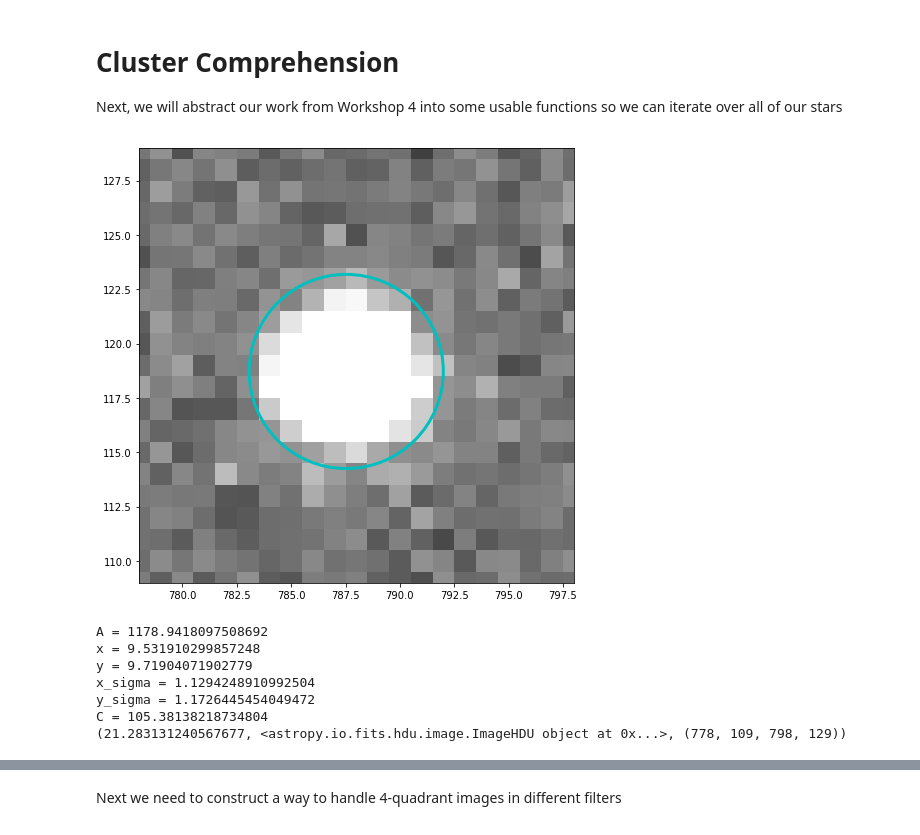
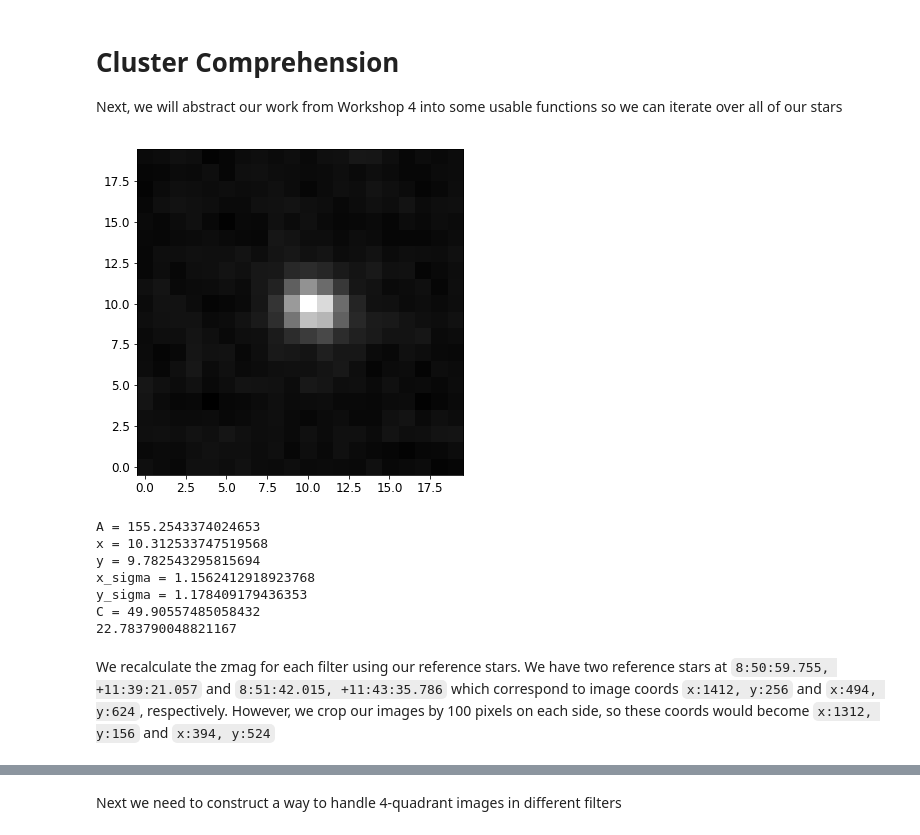
Before and after one commit to thyme4soup/A100HRDiagrams, a Jupyter notebook: HR Diagram Derivation.ipynb, the cells around one changed output, grey strips where cells are left out. Cells and saved outputs as stored; diff of their text form; code cells hidden in the pictures.

```diff
--- a/HR Diagram Derivation.ipynb
+++ b/HR Diagram Derivation.ipynb
@@ -114,10 +153,16 @@ We can do a test on one of our stars now:
 rect = rects[31]
 
 # Crop the Array
-cropped_data = scidata[rect[1]:rect[3],rect[0]:rect[2]]
+cropped_data1 = img1[rect[1]:rect[3],rect[0]:rect[2]]
+cropped_data2 = img2[rect[1]:rect[3],rect[0]:rect[2]]
 
 # Plot the Data
 plt.figure(figsize=(6,6))
-plt.imshow(cropped_data, vmin=median-6.0*std, vmax=median+6.0*std, cmap='gray', origin='lower')
+plt.imshow(cropped_data1, cmap='gray', origin='lower')
 plt.show()
+
+# Plot the Data
+plt.figure(figsize=(6,6))
+plt.imshow(cropped_data2, cmap='gray', origin='lower')
+plt.show()
 # %% [output]
@@ -174,7 +220,7 @@ aperture = CircularAperture(position, r=aperture_size)
 
 # Plot the aperture
 plt.figure(figsize=(8,8))
-plt.imshow(scidata, vmin=median_model-6.0*std, vmax=median_model+6.0*std, cmap='gray', interpolation='none')
+plt.imshow(img, vmin=median_model-6.0*std, vmax=median_model+6.0*std, cmap='gray', interpolation='none')
 aperture.plot(color='c', lw=3)
 
 #zoom in on region where star is
@@ -182,6 +228,6 @@ plt.xlim(rect[0],rect[2])
 plt.ylim(rect[1],rect[3])
 plt.show()
 
-result = aperture_photometry(scidata, aperture)
+result = aperture_photometry(img, aperture)
 print(result)
 # %% [output]
@@ -229,9 +275,9 @@ Extracts a magnitude, but may return None if the star is determined to be oversa
 Additionally, we may detect if our aperture incorrectly contains more than 1 star/source.
 '''
 
-def get_mag(img, rect, zmag=30, graph=False):
-    scidata = img.data
-    cropped_data = scidata[rect[1]:rect[3],rect[0]:rect[2]]
+def get_mag(img, pos, zmag=30, graph=False):
+    rect = get_rect(pos[0], pos[1])
+    cropped_data = img[rect[1]:rect[3],rect[0]:rect[2]]
 
     # Construct the Model
     starmodel = models.Gaussian2D(amplitude=10000.0, x_mean=10.0, y_mean=10.0, x_stddev=1.0, y_stddev=1.0)
@@ -263,50 +309,48 @@ def get_mag(img, rect, zmag=30, graph=False):
         aperture = CircularAperture(position, r=aperture_size)
 
         if graph:
             # Plot the aperture
-            plt.figure(figsize=(8,8))
-            plt.imshow(scidata, vmin=median_model-6.0*std, vmax=median_model+6.0*std, cmap='gray', interpolation='none')
-            aperture.plot(color='c', lw=3)
-
-            #zoom in on region where star is
-            plt.xlim(rect[0],rect[2])
-            plt.ylim(rect[1],rect[3])
+            plt.figure(figsize=(6,6))
+            plt.imshow(cropped_data, cmap='gray', origin='lower')
             plt.show()
-
             print("A = "       + str(bestfit.amplitude_0.value))
             print("x = "       + str(bestfit.x_mean_0.value   ))
             print("y = "       + str(bestfit.y_mean_0.value   ))
             print("x_sigma = " + str(bestfit.x_stddev_0.value ))
             print("y_sigma = " + str(bestfit.y_stddev_0.value ))
             print("C = "       + str(bestfit.amplitude_1.value))
 
         if bestfit.x_stddev_0.value <= 0.1 or bestfit.y_stddev_0.value <= 0.1:
             raise Exception('Anomalous Gaussian!')
         elif bestfit.x_stddev_0.value >= 5 or bestfit.y_stddev_0.value >= 5:
             raise Exception('Anomalous Gaussian!')
 
-        result   = aperture_photometry(scidata, aperture)
+        result   = aperture_photometry(img, aperture)
         msky     = bestfit.amplitude_1.value
         zmag     = zmag
         exp_time = 5
 
         flux = result['aperture_sum'] - (np.pi * (aperture_size/2) ** 2) * msky
         mag  = zmag - 2.5 * np.log10(flux) + 2.5 * np.log10(exp_time)
 
-    except:
+    except Exception as e:
         return None
 
     if mag[0] > zmag or mag[0] < 5:
+        print("mag out of bounds!")
         return None
-    return (mag[0], img, rect)
+    return mag[0]
 
-print(get_mag(imlist[1], rects[29], graph=True))
+i = 31
+print(get_mag(img1, stars[i], graph=True))
 # %% [output]
-[figure, old version]
+[figure, new version]
-A = 1178.9418097508692
-x = 9.531910299857248
-y = 9.71904071902779
-x_sigma = 1.1294248910992504
-y_sigma = 1.1726445454049472
-C = 105.38138218734804
-(21.283131240567677, <astropy.io.fits.hdu.image.ImageHDU object at 0x...>, (778, 109, 798, 129))
+A = 155.2543374024653
+x = 10.312533747519568
+y = 9.782543295815694
+x_sigma = 1.1562412918923768
+y_sigma = 1.178409179436353
+C = 49.90557485058432
+22.783790048821167
+# %% [markdown]
+We recalculate the zmag for each filter using our reference stars. We have two reference stars at `8:50:59.755, +11:39:21.057` and `8:51:42.015, +11:43:35.786` which correspond to image coords `x:1412, y:256` and `x:494, y:624`, respectively. However, we crop our images by 100 pixels on each side, so these coords would become `x:1312, y:156` and `x:394, y:524`
```
Also changed, not shown: parts of 16 cells of this notebook.
